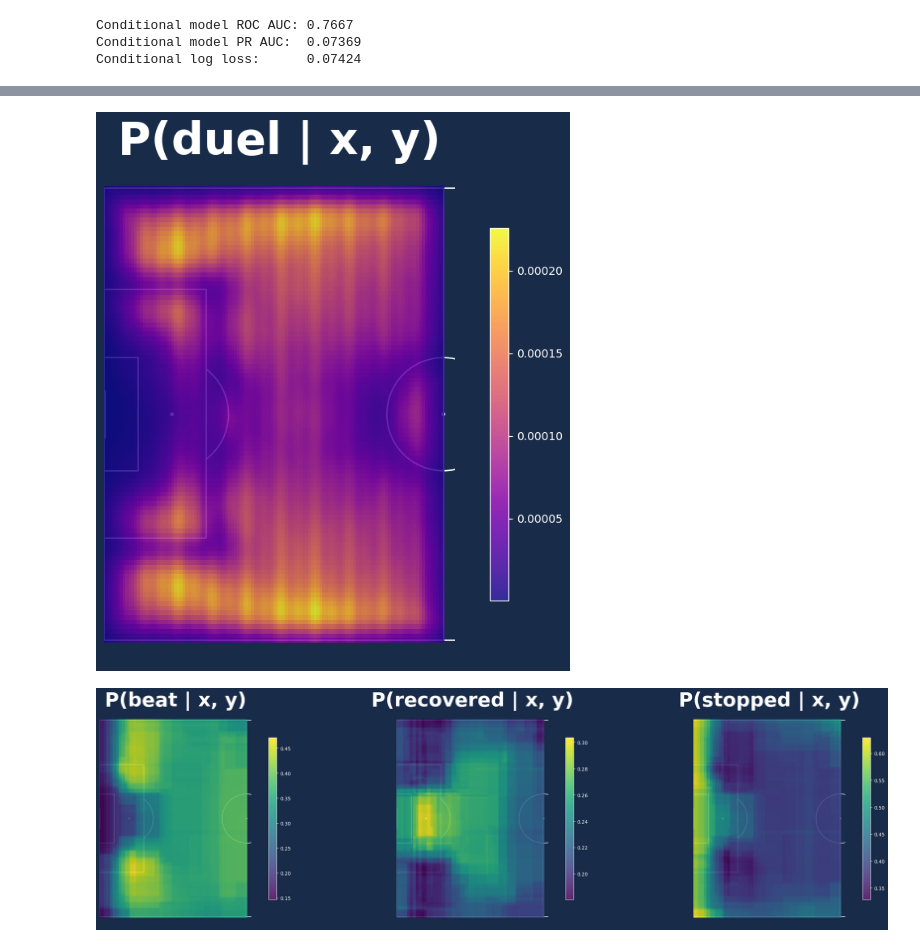
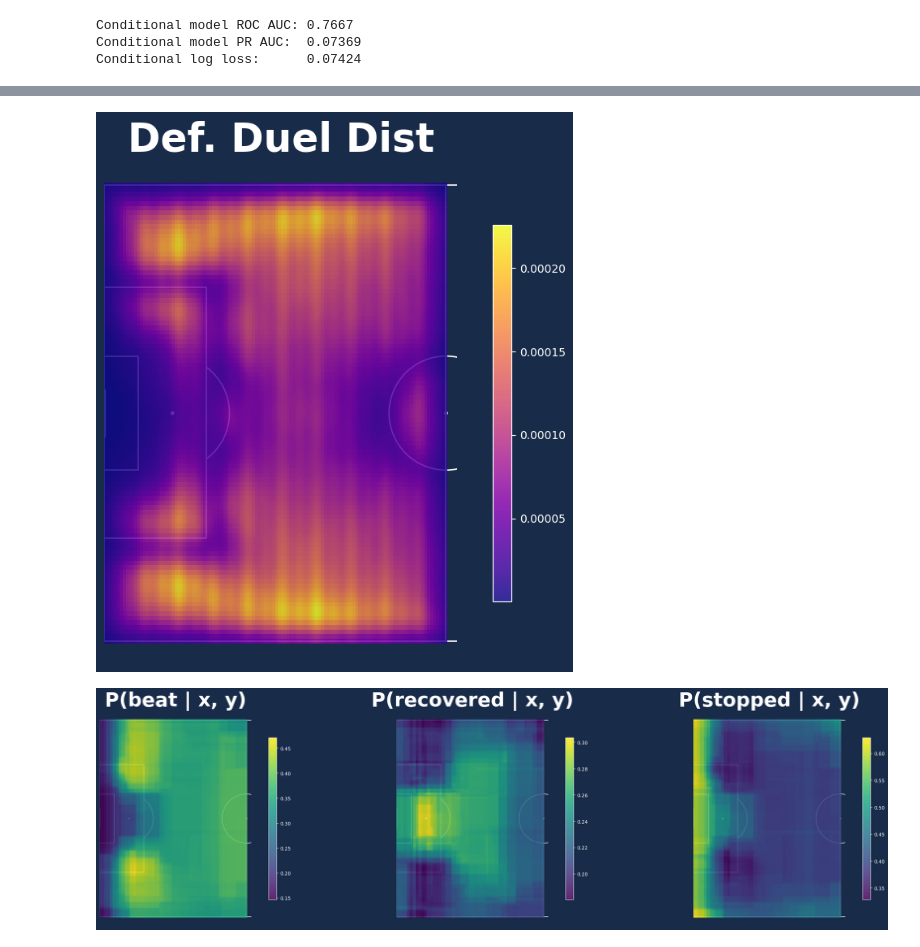
Before and after one commit to zcochran27/HDSI-SCHOLARSHIP-PROJECT-SOCCER-DATA, a Jupyter notebook: Exploration Notebooks/test_modeling_sop_outcome.ipynb, the cells around one changed output, grey strips where cells are left out. Saved outputs shown, nothing was run; the diff lists cells and outputs as text; code cells hidden in the pictures.

```diff
--- a/test_modeling_sop_outcome.ipynb
+++ b/Exploration Notebooks/test_modeling_sop_outcome.ipynb
@@ -202,35 +201,35 @@ def plot_pitch_grid(panels, ncols, fig_name, cmap, alpha=0.85, panel_size=(9, 9)
         ax.set_xlim(0, 62)
         ax.set_title(p["title"], color=TEXT_COLOR, pad=8, fontsize=title_fontsize, fontweight="bold")
         _style_colorbar(fig.colorbar(im, ax=ax, shrink=0.75))
     for k in range(n, nrows * ncols):
         r, c = divmod(k, ncols)
         axes[r, c].axis("off")
     fig.patch.set_facecolor(PITCH_BG)
     fig.tight_layout()
     save_fig(fig, fig_name)
     if save_individual:
         for p in panels:
             sf = plot_pitch_field(p["z"], p["title"], cmap,
                                   vmin=p.get("vmin"), vmax=p.get("vmax"),
                                   alpha=alpha, figsize=panel_size, title_fontsize=title_fontsize + 1)
             save_fig(sf, p["name"])
             plt.close(sf)
     return fig
 
 x_edges = np.linspace(x_lo, x_hi, gx.shape[1] + 1)
 y_edges = np.linspace(y_lo, y_hi, gx.shape[0] + 1)
 _H_duel, _, _ = np.histogram2d(
     df["start_x"].to_numpy(), df["start_y"].to_numpy(),
     bins=[x_edges, y_edges],
 )
 p_duel_grid = gaussian_filter(_H_duel.T.astype(float), sigma=2.0)
 p_duel_grid /= p_duel_grid.sum()
 
-fig = plot_pitch_field(p_duel_grid, "P(duel | x, y)", CMAP_P_DUEL)
+fig = plot_pitch_field(p_duel_grid, "Def. Duel Dist", CMAP_P_DUEL,title_fontsize=35)
 save_fig(fig, "p_duel_xy")
 plt.show()
 # %% [output]
-[figure, old version]
+[figure, new version]
 # %%
 grid_feat = np.column_stack([grid_xy, np.tile(sop_median, (len(grid_xy), 1))])
 grid_outcome_p = outcome_model.predict_proba(grid_feat)
```
Also changed, not shown: parts of 3 cells of this notebook, 21 other files.
